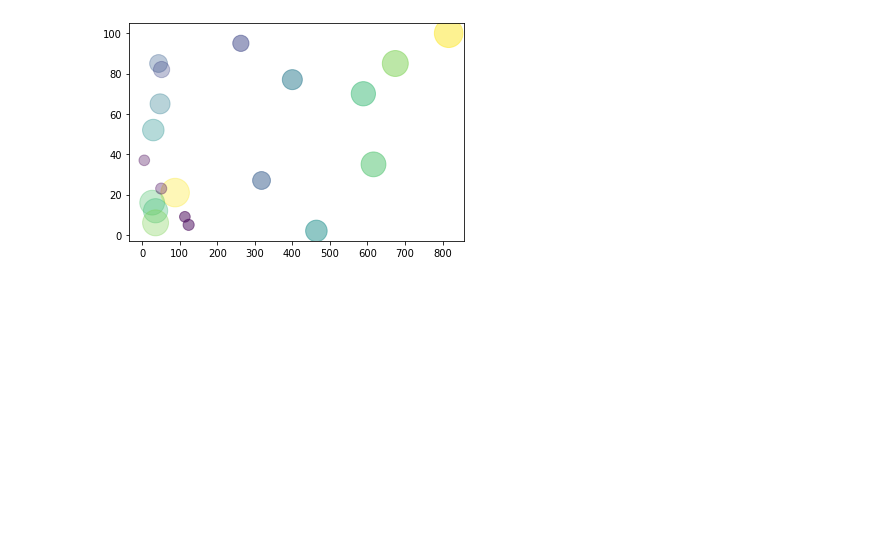
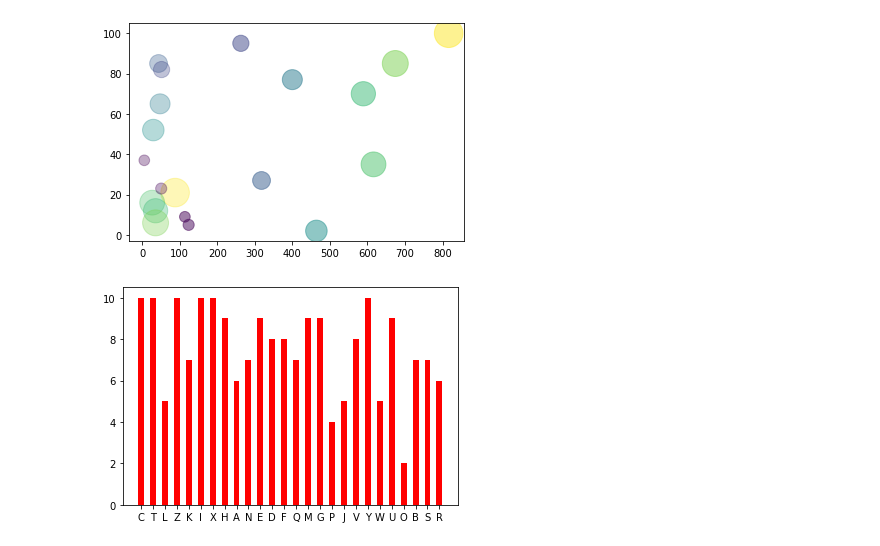
Before and after one commit to mubinui/PythonProjects, a Jupyter notebook: Matplotlib.ipynb, the cells around one changed output. Drawn from its saved outputs; the diff is of its cells as text; code cells hidden in the pictures; blank space fills up the shorter version.

```diff
--- a/Matplotlib.ipynb
+++ b/Matplotlib.ipynb
@@ -297,3 +298,26 @@ plt.scatter(x1,x2,s=x,alpha=0.33,c=colors)
 plt.show()
 # %% [output]
 [figure]
+# %%
+# matplotib bar-Charts
+x_list = []
+y_list = []
+c_list = []
+ip = 100
+for i in range(ip):
+    a = chr(random.randint(65,90))
+    b = random.randint(0,10)
+    c = random.randint(10,100)
+    x_list.append(a)
+    y_list.append(b)
+    c_list.append(c)
+
+x = np.array(x_list)
+y = np.array(y_list)
+colors = np.array(c_list)
+for i in range(ip):
+    plt.bar(x[i],y[i],color='r',width=0.5)
+
+plt.show()
+# %% [output]
+[figure, added]
```
Also changed, not shown: parts of 7 cells of this notebook.
